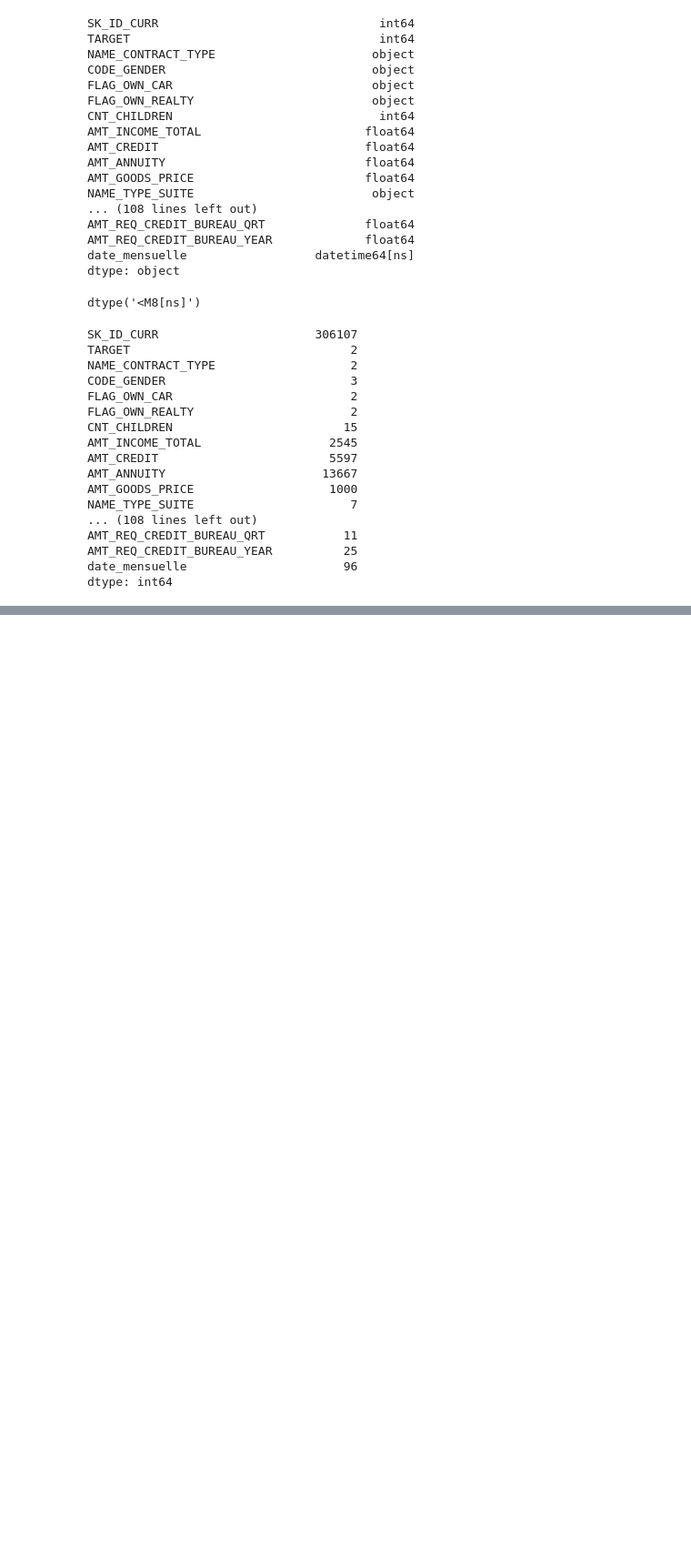
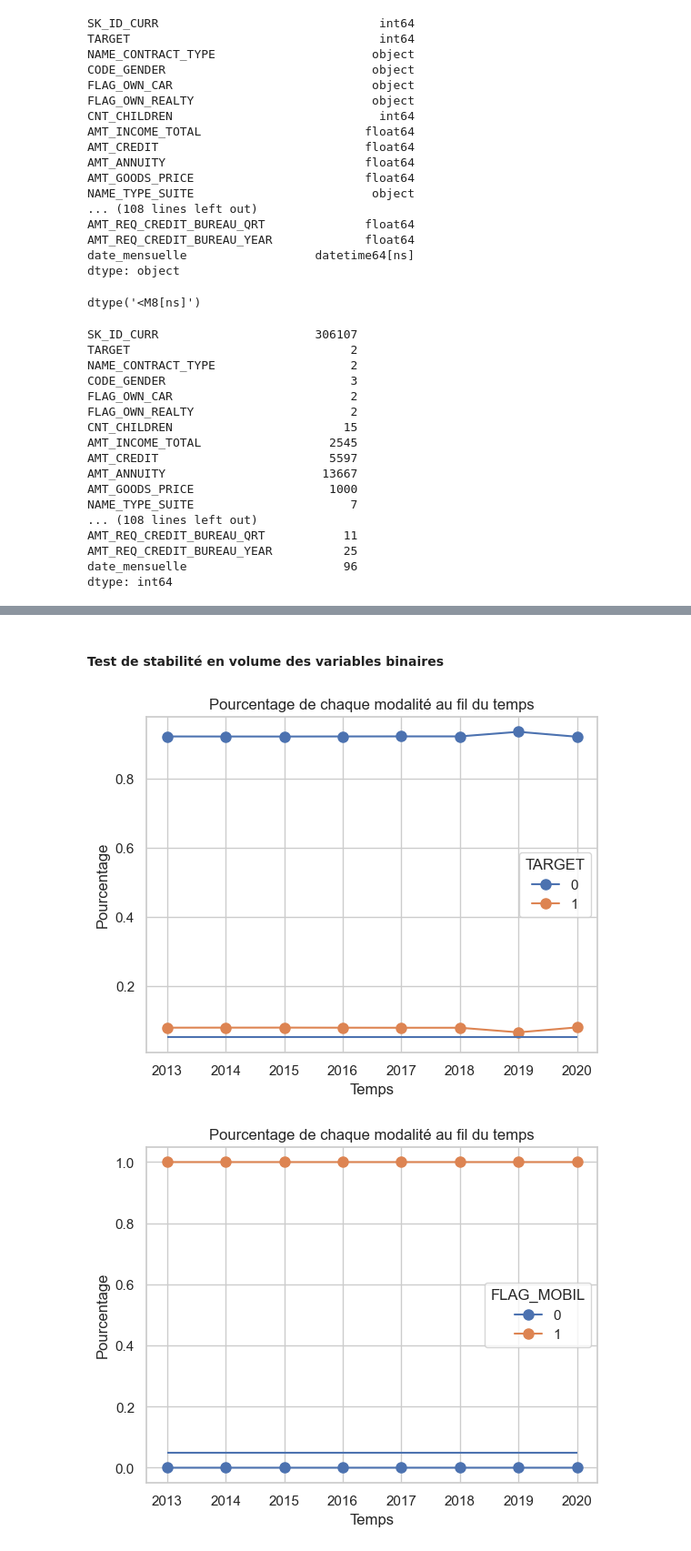
Before and after one commit to jeannoj99/Challenge_Nexialog_PD, a Jupyter notebook: notebooks/EDA.ipynb, the cells around one changed output, grey strips where cells are left out. Shown at 91% size. Cells and saved outputs as stored; diff of their text form; code cells hidden in the pictures; blank space fills up the shorter version.

```diff
--- a/notebooks/EDA.ipynb
+++ b/notebooks/EDA.ipynb
@@ -166,3 +168,18 @@ Name: count, dtype: int64
+# %%
+
+def show_volume_stability_overtime(colname:str):
+        # Calcul des pourcentages pour chaque modalité au fil du temps
+    resultats = data[[colname, "date_annee"]].groupby(by=["date_annee"]).value_counts(normalize=True).unstack().fillna(0)
+
+    # Affichage des lineplots
+    sns.set(style="whitegrid")
+    resultats.plot(kind='line', marker='o', markersize=8)
+    plt.title('Pourcentage de chaque modalité au fil du temps')
+    plt.hlines(y=0.05, xmin=data["date_annee"].min(), xmax=data["date_annee"].max())
+    plt.xlabel('Temps')
+    plt.ylabel('Pourcentage')
+    plt.legend(title=f"{colname}")
+    plt.show()
 # %%
 def show_risk_stability_overtime(colname:str):
     result = data.groupby([colname, "date_annee"])['TARGET'].value_counts(normalize=True).unstack().fillna(0)[1]
@@ -203,0 +239,8 @@ show_risk_stability_overtime("FLAG_EMP_PHONE") # à faire une boucle sur les var
+# %% [markdown]
+#### Test de stabilité en volume des variables binaires
+# %%
+for var in binary_vars:
+    show_volume_stability_overtime(var)
+# %% [output]
+[figure, added]
+[figure, added]
```
Also changed, not shown: parts of 26 cells of this notebook, 1 other file.
